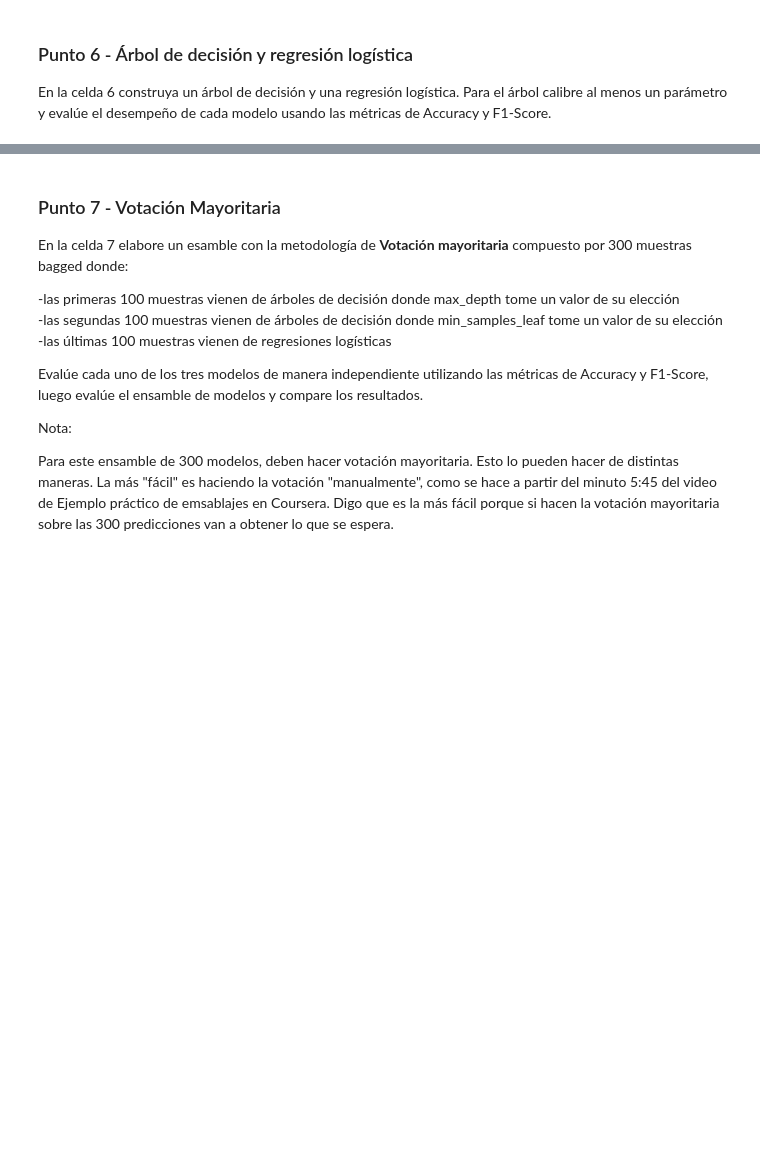
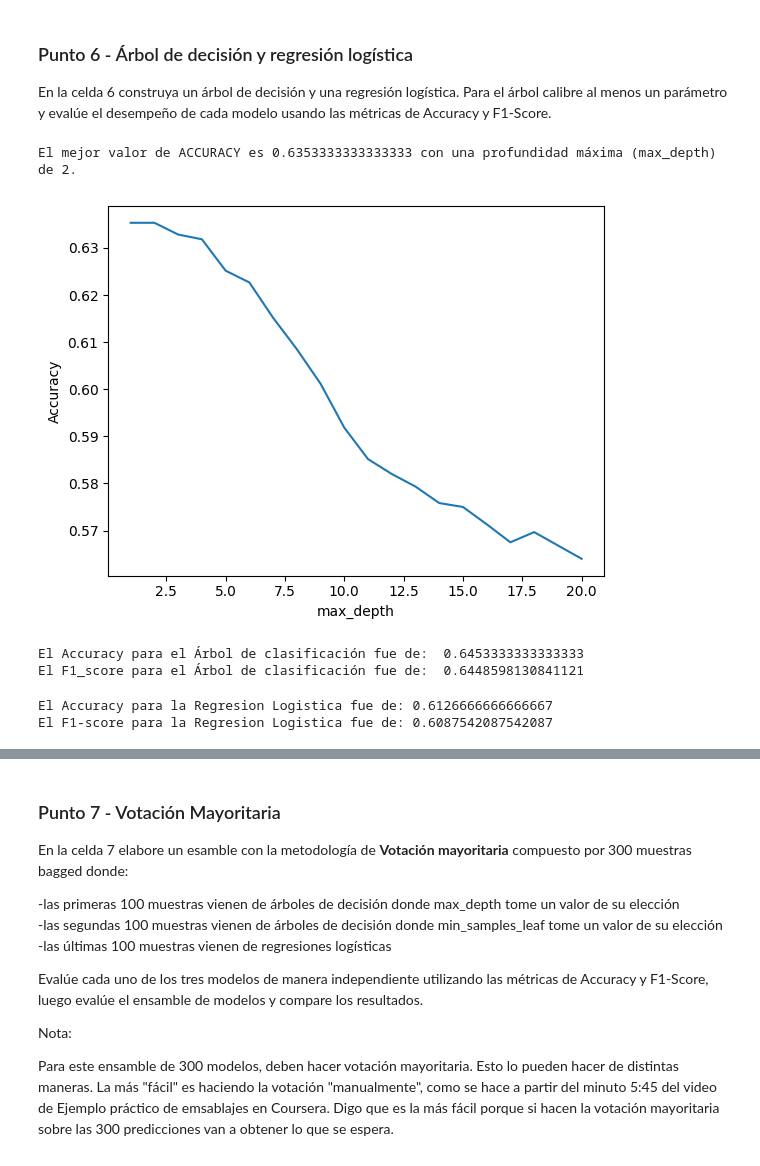
Before and after one commit to valeriaiglesias99/MIAD_ML_NLP_2025, a Jupyter notebook: Semana 1/S1TC1_arboles_ensamblajes.ipynb, the cells around one changed output, grey strips where cells are left out. Drawn from its saved outputs; the diff is of its cells as text; code cells hidden in the pictures; blank space fills up the shorter version.

```diff
--- a/Semana 1/S1TC1_arboles_ensamblajes.ipynb
+++ b/Semana 1/S1TC1_arboles_ensamblajes.ipynb
@@ -102,0 +504,61 @@ En la celda 6 construya un árbol de decisión y una regresión logística. Para
+# %%
+# Celda 6
+
+# Lista de valores para calibrar el criterio de parada de máxima profundidad (max_depth)
+max_depth_range = range(1, 21)
+
+# Lista para guardar los valores del RMSE para cada valor de máxima profundidad (max_depth)
+accuracy_scores = []
+
+# Loop para obtener el desempeño del modelo de acuerdo con la máxima profundidad
+for depth in max_depth_range:
+    # Definición del árbol de decisión usando DecisionTreeClassifier de la libreria sklearn
+    clf_2 = DecisionTreeClassifier(max_depth=depth, random_state=1)
+    accuracy_scores.append(cross_val_score(clf_2, X, y, cv=10, scoring='accuracy').mean())
+
+# Gráfica max_depth versus Accuracy (error del modelo)
+plt.plot(max_depth_range, accuracy_scores)
+plt.xlabel('max_depth')
+plt.ylabel('Accuracy')
+
+best_accuracy, best_depth = sorted(zip(accuracy_scores, max_depth_range))[::-1][0]
+print(f"El mejor valor de ACCURACY es {best_accuracy} con una profundidad máxima (max_depth) de {best_depth}.")
+# %% [output]
+El mejor valor de ACCURACY es 0.6353333333333333 con una profundidad máxima (max_depth) de 2.
+[figure, added]
+# %%
+# max_depth=2 fue el mejor, se ajusta un árbol usando este valor
+clf_2 = DecisionTreeClassifier(max_depth=2, random_state=1)
+clf_2.fit(X_train, y_train)
+
+# Predicción del modelo de árbol de clasificación
+y_pred_dc = clf_2.predict(X_test)
+
+# Calcular el accuracy
+accuracy_dc = metrics.accuracy_score(y_test, y_pred_dc)
+f1_dc = metrics.f1_score(y_test, y_pred_dc)
+
+# Imprimir el accuracy
+print("El Accuracy para el Árbol de clasificación fue de: ", accuracy_dc)
+print("El F1_score para el Árbol de clasificación fue de: ", f1_dc)
+# %% [output]
+El Accuracy para el Árbol de clasificación fue de:  0.6453333333333333
+El F1_score para el Árbol de clasificación fue de:  0.6448598130841121
+# %%
+# Crear el clasificador de regresión logística
+logreg = LogisticRegression()
+
+# Entrenar el modelo con los datos de entrenamiento
+logreg.fit(X_train, y_train)
+
+# Realizar predicciones sobre el conjunto de prueba
+y_pred = logreg.predict(X_test)
+
+# Evaluar el modelo utilizando accuracy
+accuracy_rl = metrics.accuracy_score(y_test, y_pred)
+f1_rl = metrics.f1_score(y_test, y_pred)
+print(f"El Accuracy para la Regresion Logistica fue de: {accuracy_rl}")
+print(f"El F1-score para la Regresion Logistica fue de: {f1_rl}")
+# %% [output]
+El Accuracy para la Regresion Logistica fue de: 0.6126666666666667
+El F1-score para la Regresion Logistica fue de: 0.6087542087542087
```
Also changed, not shown: parts of 32 cells of this notebook.
